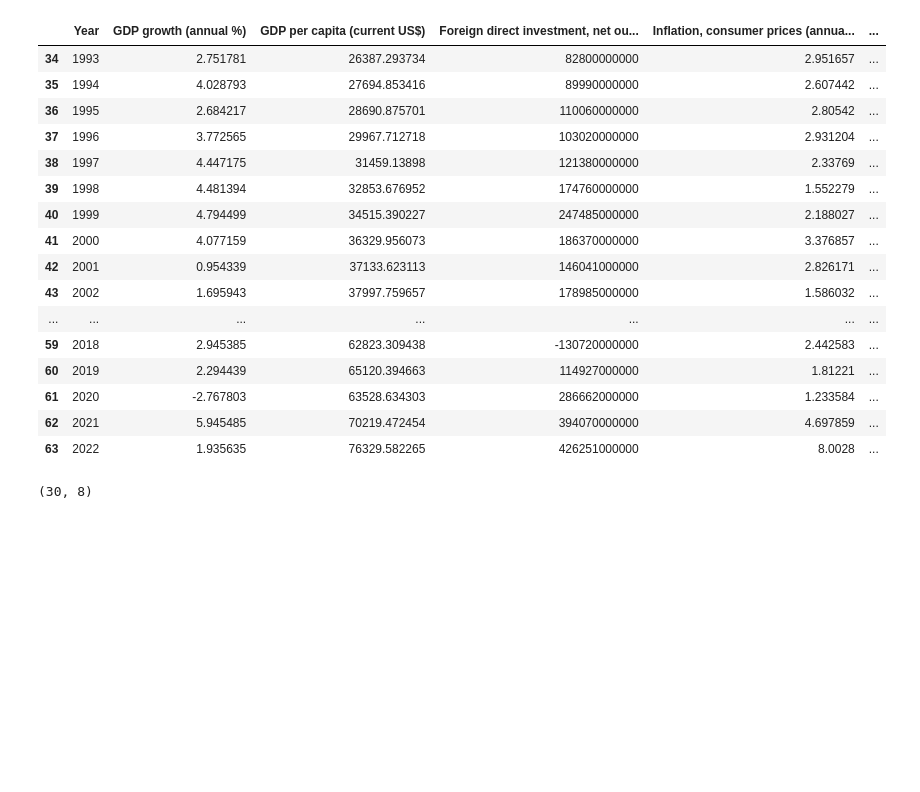
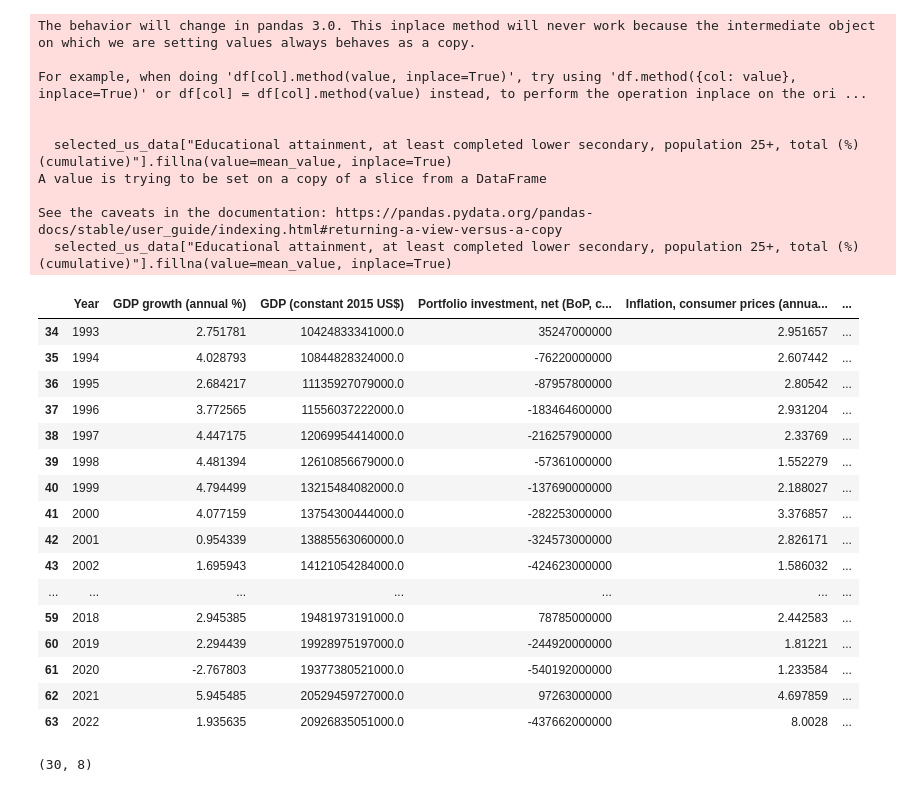
Before and after one commit to Shre-D/EGD-Assignment1, a Jupyter notebook: src/main.ipynb, the cells around one changed output. Cells and saved outputs as stored; diff of their text form; code cells hidden in the pictures; blank space fills up the shorter version.

```diff
--- a/src/main.ipynb
+++ b/src/main.ipynb
@@ -125,26 +125,38 @@ sorted(sorted_cols.items(), key=lambda x: x[1])
  ...]
 # %%
 # selecting the columns we want to analyse
-selected_us_data = us_data[["Year","GDP growth (annual %)","GDP per capita (current US$)","Foreign direct investment, net outflows (BoP, current US$)","Inflation, consumer prices (annual %)","Unemployment, total (% of total labor force) (national estimate)","Population growth (annual %)","Taxes on income, profits and capital gains (current LCU)"]]
+selected_us_data = us_data[["Year","GDP growth (annual %)","GDP (constant 2015 US$)","Portfolio investment, net (BoP, current US$)","Inflation, consumer prices (annual %)","Unemployment, total (% of total labor force) (national estimate)","Population growth (annual %)","Educational attainment, at least completed lower secondary, population 25+, total (%) (cumulative)"]]
+mean_value = selected_us_data["Educational attainment, at least completed lower secondary, population 25+, total (%) (cumulative)"].mean()
+selected_us_data["Educational attainment, at least completed lower secondary, population 25+, total (%) (cumulative)"].fillna(value=mean_value, inplace=True)
 selected_us_data
 # %% [output]
+The behavior will change in pandas 3.0. This inplace method will never work because the intermediate object on which we are setting values always behaves as a copy.
+
+For example, when doing 'df[col].method(value, inplace=True)', try using 'df.method({col: value}, inplace=True)' or df[col] = df[col].method(value) instead, to perform the operation inplace on the ori ...
+
+
+  selected_us_data["Educational attainment, at least completed lower secondary, population 25+, total (%) (cumulative)"].fillna(value=mean_value, inplace=True)
+A value is trying to be set on a copy of a slice from a DataFrame
+
+See the caveats in the documentation: https://pandas.pydata.org/pandas-docs/stable/user_guide/indexing.html#returning-a-view-versus-a-copy
+  selected_us_data["Educational attainment, at least completed lower secondary, population 25+, total (%) (cumulative)"].fillna(value=mean_value, inplace=True)
-|  | Year | GDP growth (annual %) | GDP per capita (current US$) | Foreign direct investment, net ou... | Inflation, consumer prices (annua... | ... |
-| 34 | 1993 | 2.751781 | 26387.293734 | 82800000000 | 2.951657 | ... |
-| 35 | 1994 | 4.028793 | 27694.853416 | 89990000000 | 2.607442 | ... |
-| 36 | 1995 | 2.684217 | 28690.875701 | 110060000000 | 2.80542 | ... |
-| 37 | 1996 | 3.772565 | 29967.712718 | 103020000000 | 2.931204 | ... |
-| 38 | 1997 | 4.447175 | 31459.13898 | 121380000000 | 2.33769 | ... |
-| 39 | 1998 | 4.481394 | 32853.676952 | 174760000000 | 1.552279 | ... |
-| 40 | 1999 | 4.794499 | 34515.390227 | 247485000000 | 2.188027 | ... |
-| 41 | 2000 | 4.077159 | 36329.956073 | 186370000000 | 3.376857 | ... |
-| 42 | 2001 | 0.954339 | 37133.623113 | 146041000000 | 2.826171 | ... |
-| 43 | 2002 | 1.695943 | 37997.759657 | 178985000000 | 1.586032 | ... |
+|  | Year | GDP growth (annual %) | GDP (constant 2015 US$) | Portfolio investment, net (BoP, c... | Inflation, consumer prices (annua... | ... |
+| 34 | 1993 | 2.751781 | 10424833341000.0 | 35247000000 | 2.951657 | ... |
+| 35 | 1994 | 4.028793 | 10844828324000.0 | -76220000000 | 2.607442 | ... |
+| 36 | 1995 | 2.684217 | 11135927079000.0 | -87957800000 | 2.80542 | ... |
+| 37 | 1996 | 3.772565 | 11556037222000.0 | -183464600000 | 2.931204 | ... |
+| 38 | 1997 | 4.447175 | 12069954414000.0 | -216257900000 | 2.33769 | ... |
+| 39 | 1998 | 4.481394 | 12610856679000.0 | -57361000000 | 1.552279 | ... |
+| 40 | 1999 | 4.794499 | 13215484082000.0 | -137690000000 | 2.188027 | ... |
+| 41 | 2000 | 4.077159 | 13754300444000.0 | -282253000000 | 3.376857 | ... |
+| 42 | 2001 | 0.954339 | 13885563060000.0 | -324573000000 | 2.826171 | ... |
+| 43 | 2002 | 1.695943 | 14121054284000.0 | -424623000000 | 1.586032 | ... |
 | ... | ... | ... | ... | ... | ... | ... |
-| 59 | 2018 | 2.945385 | 62823.309438 | -130720000000 | 2.442583 | ... |
-| 60 | 2019 | 2.294439 | 65120.394663 | 114927000000 | 1.81221 | ... |
-| 61 | 2020 | -2.767803 | 63528.634303 | 286662000000 | 1.233584 | ... |
-| 62 | 2021 | 5.945485 | 70219.472454 | 394070000000 | 4.697859 | ... |
-| 63 | 2022 | 1.935635 | 76329.582265 | 426251000000 | 8.0028 | ... |
+| 59 | 2018 | 2.945385 | 19481973191000.0 | 78785000000 | 2.442583 | ... |
+| 60 | 2019 | 2.294439 | 19928975197000.0 | -244920000000 | 1.81221 | ... |
+| 61 | 2020 | -2.767803 | 19377380521000.0 | -540192000000 | 1.233584 | ... |
+| 62 | 2021 | 5.945485 | 20529459727000.0 | 97263000000 | 4.697859 | ... |
+| 63 | 2022 | 1.935635 | 20926835051000.0 | -437662000000 | 8.0028 | ... |
 # %%
 selected_us_data.shape
 # %% [output]
```
Also changed, not shown: parts of 13 cells of this notebook.
